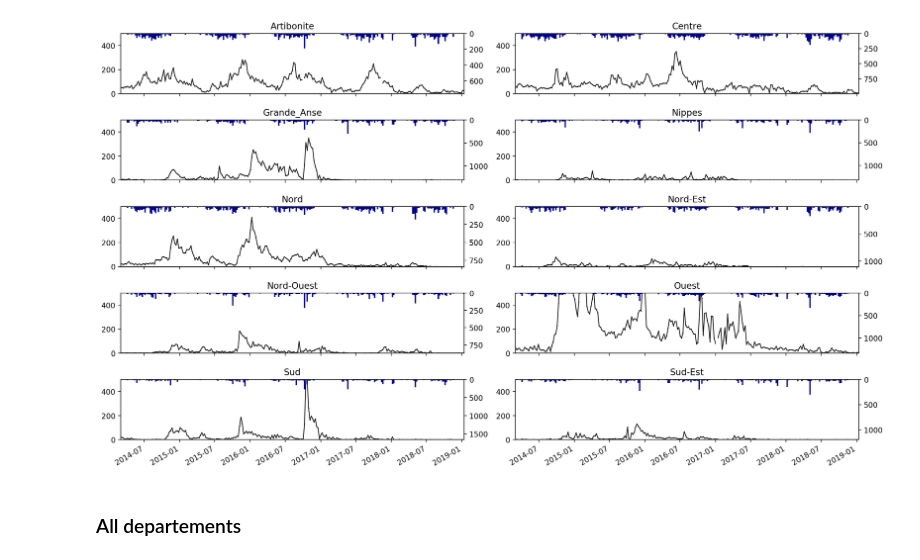
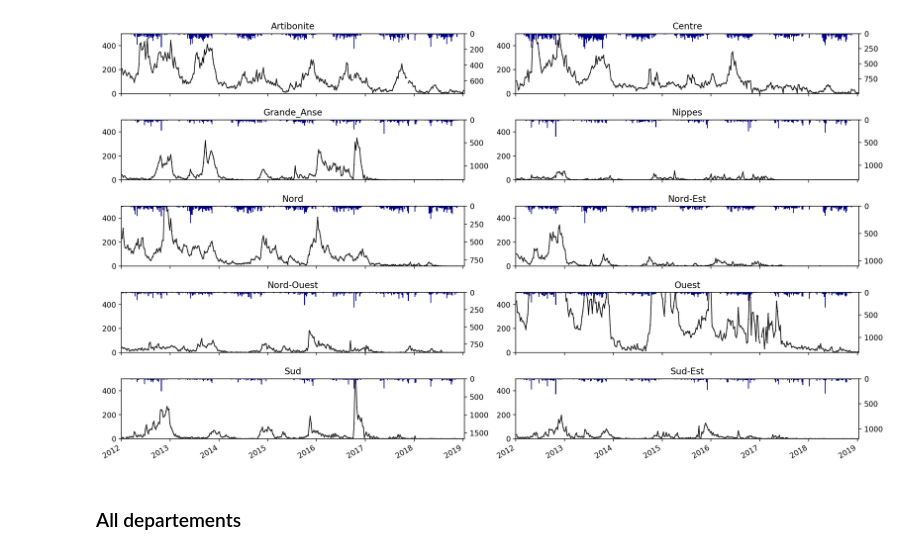
Before and after one commit to jcblemai/haiti-mass-ocv-campaign, a Jupyter notebook: data_analysis.ipynb, the cells around one changed output. Saved outputs shown, nothing was run; the diff lists cells and outputs as text; code cells hidden in the pictures.

```diff
--- a/data_analysis.ipynb
+++ b/data_analysis.ipynb
@@ -39,30 +39,30 @@ dept_name = [list(pop.keys())[0] for pop in input_parameters['population']]
 t_start = input_parameters['t_start']
 t_for = datetime.date(2029,12,20)
 # %%
-ti = input_parameters['t_start']
+ti = datetime.date(2012,1,1)#input_parameters['t_start']
 tf = input_parameters['t_end']
 
 fig, axes = plt.subplots(5, 2, figsize=(15,10), squeeze = True, dpi = 200);
 fig.patch.set_facecolor('white')
 axes = axes.flatten();
 for i, dp in enumerate(cases.columns):
 
     axt =  axes[i].twinx()
-    axes[i].plot(cases[dp][t_start:][ti:tf], marker='.', linestyle='-',color='k', linewidth=1, markersize=1 )
+    axes[i].plot(cases[dp][ti:tf], marker='.', linestyle='-',color='k', linewidth=1, markersize=1 )
     axt.bar(pd.date_range(ti,tf, freq='W-SAT').date, rain[dp].resample('W-SAT').sum()[ti:tf],
     label = r'Rainfall', color = 'darkblue', width=7, alpha = 1)
 
     axes[i].set_title(dp)
     axes[i].set_ylim(0, 500)
     axt.set_ylim(4*max(rain[dp].resample('W-SAT').sum()[t_start:t_for]),0) # check if only reverse y
     axes[i].set_xlim(ti, tf)
     #axes[i].legend()
     axes[i]
 
 fig.tight_layout()
 fig.autofmt_xdate()
 # %% [output]
-[figure, old version]
+[figure, new version]
 # %% [markdown]
 ### All departements
 # %%
```
Also changed, not shown: 8 other files.
